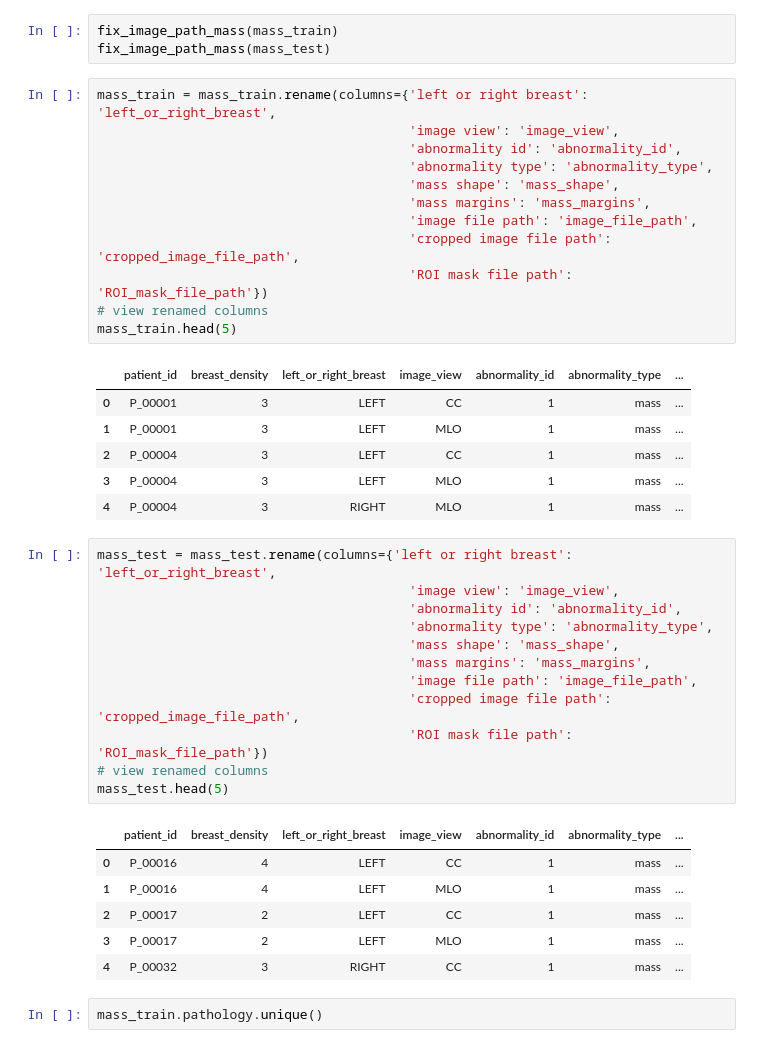
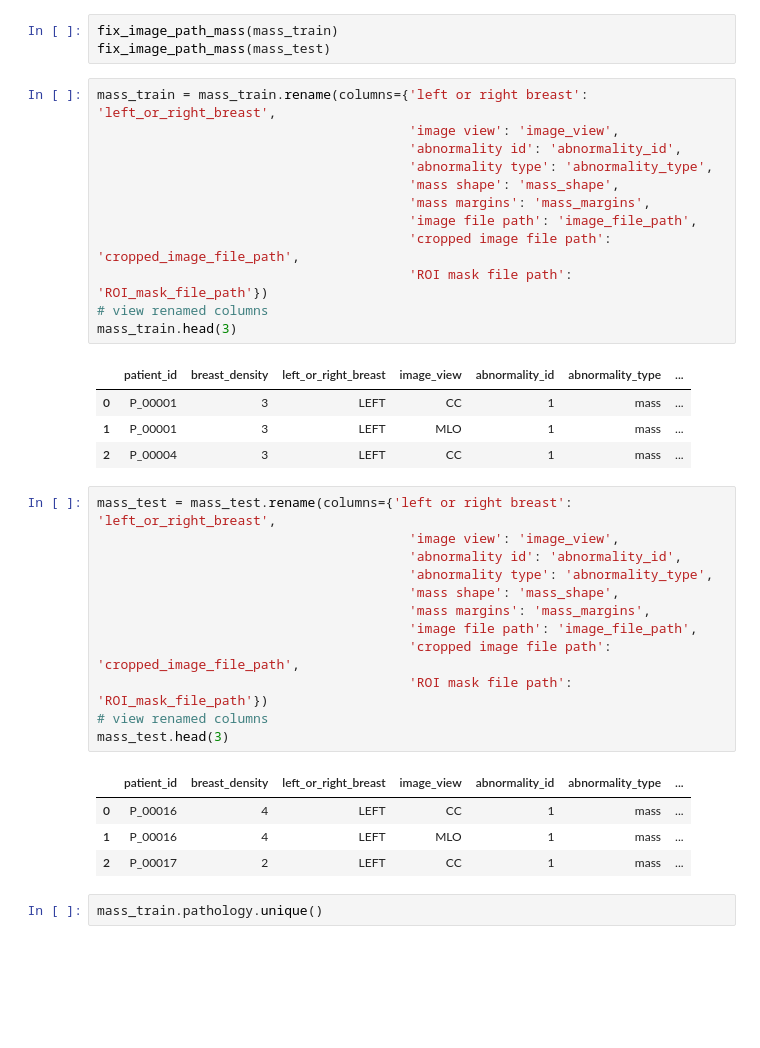
Before and after one commit to kiboiWanjohi/mammo, a Jupyter notebook: efficient-net-dual.ipynb, the cells around one changed output. Drawn from its saved outputs; the diff is of its cells as text; blank space fills up the shorter version.

```diff
--- a/efficient-net-dual.ipynb
+++ b/efficient-net-dual.ipynb
@@ -179,22 +179,20 @@ fix_image_path_mass(mass_test)
 # %%
 mass_train = mass_train.rename(columns={'left or right breast': 'left_or_right_breast',
                                         'image view': 'image_view',
                                         'abnormality id': 'abnormality_id',
                                         'abnormality type': 'abnormality_type',
                                         'mass shape': 'mass_shape',
                                         'mass margins': 'mass_margins',
                                         'image file path': 'image_file_path',
                                         'cropped image file path': 'cropped_image_file_path',
                                         'ROI mask file path': 'ROI_mask_file_path'})
 # view renamed columns
-mass_train.head(5)
+mass_train.head(3)
 # %% [output]
 |  | patient_id | breast_density | left_or_right_breast | image_view | abnormality_id | abnormality_type | ... |
 | 0 | P_00001 | 3 | LEFT | CC | 1 | mass | ... |
 | 1 | P_00001 | 3 | LEFT | MLO | 1 | mass | ... |
 | 2 | P_00004 | 3 | LEFT | CC | 1 | mass | ... |
-| 3 | P_00004 | 3 | LEFT | MLO | 1 | mass | ... |
-| 4 | P_00004 | 3 | RIGHT | MLO | 1 | mass | ... |
 # %%
 mass_test = mass_test.rename(columns={'left or right breast': 'left_or_right_breast',
                                         'image view': 'image_view',
@@ -206,14 +204,12 @@ mass_test = mass_test.rename(columns={'left or right breast': 'left_or_right_bre
                                         'cropped image file path': 'cropped_image_file_path',
                                         'ROI mask file path': 'ROI_mask_file_path'})
 # view renamed columns
-mass_test.head(5)
+mass_test.head(3)
 # %% [output]
 |  | patient_id | breast_density | left_or_right_breast | image_view | abnormality_id | abnormality_type | ... |
 | 0 | P_00016 | 4 | LEFT | CC | 1 | mass | ... |
 | 1 | P_00016 | 4 | LEFT | MLO | 1 | mass | ... |
 | 2 | P_00017 | 2 | LEFT | CC | 1 | mass | ... |
-| 3 | P_00017 | 2 | LEFT | MLO | 1 | mass | ... |
-| 4 | P_00032 | 3 | RIGHT | CC | 1 | mass | ... |
 # %%
 mass_train.pathology.unique()
 # %% [output]
```
Also changed, not shown: parts of 76 cells of this notebook.
